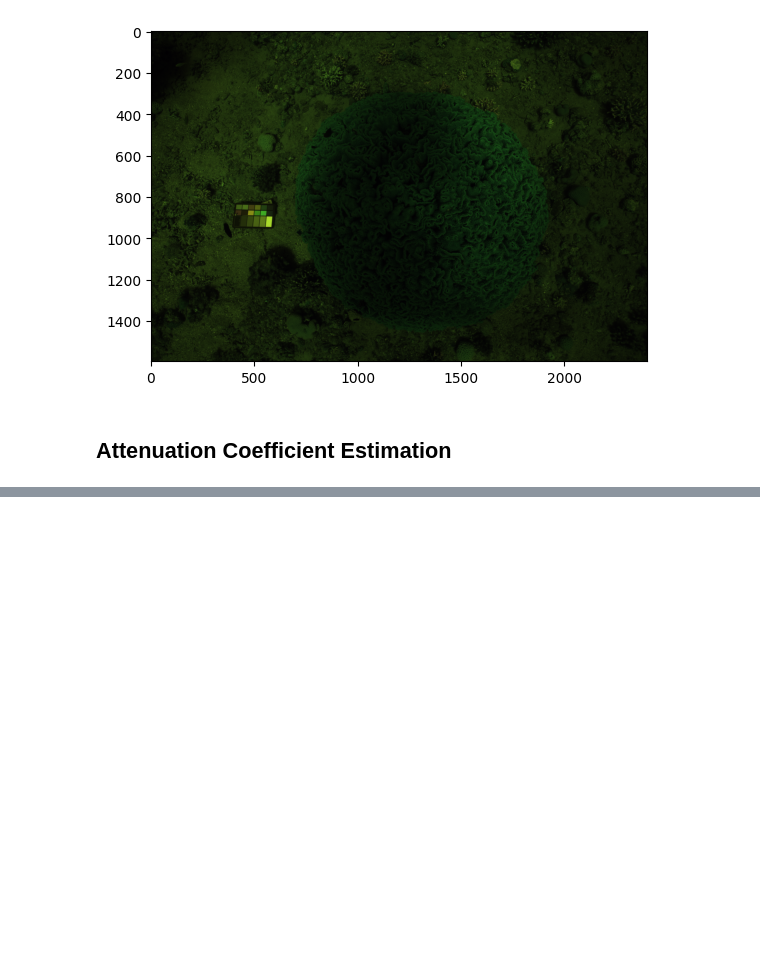
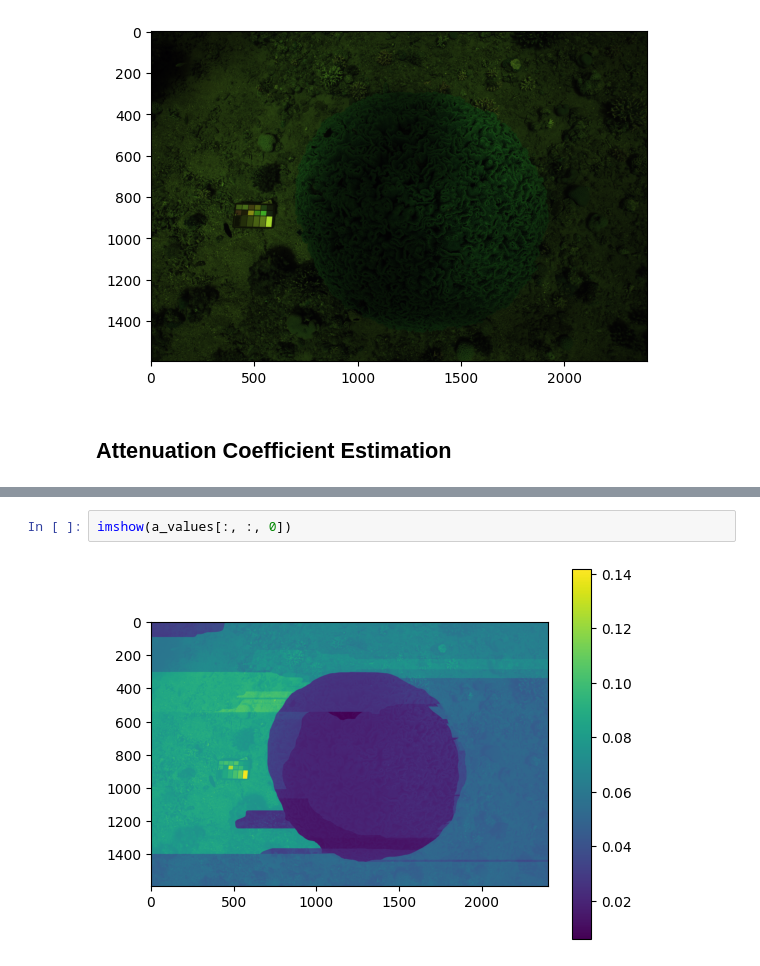
Before and after one commit to UCSD-E4E/pySeaThruDev, a Jupyter notebook: crutchfield_implementation.ipynb, the cells around one changed output, grey strips where cells are left out. Drawn from its saved outputs; the diff is of its cells as text; blank space fills up the shorter version.

```diff
--- a/crutchfield_implementation.ipynb
+++ b/crutchfield_implementation.ipynb
@@ -294,0 +356,4 @@ KeyboardInterrupt:
+# %%
+imshow(a_values[:, :, 0])
+# %% [output]
+[figure, added]
```
Also changed, not shown: parts of 12 cells of this notebook, 2 other files.
